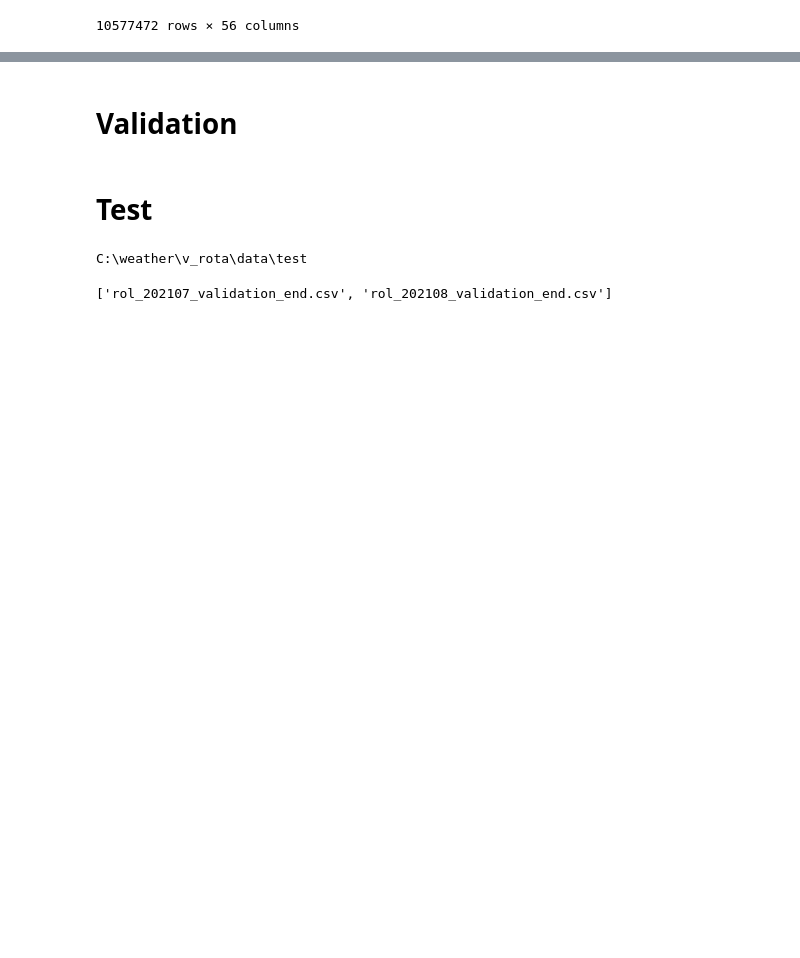
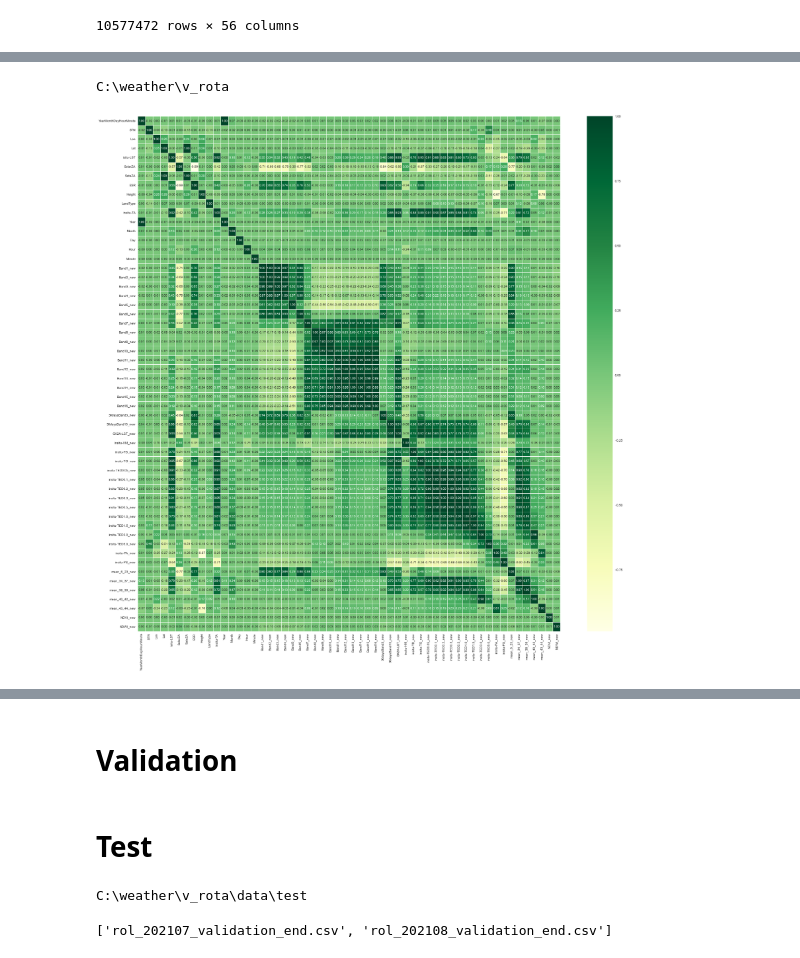
Before and after one commit to lala991204/Contest_weather, a Jupyter notebook: FFNN/v_rota/Feed_Forward_regressor_v_rota.ipynb, the cells around one changed output, grey strips where cells are left out. Drawn from its saved outputs; the diff is of its cells as text; code cells hidden in the pictures; blank space fills up the shorter version.

```diff
--- a/FFNN/v_rota/Feed_Forward_regressor_v_rota.ipynb
+++ b/FFNN/v_rota/Feed_Forward_regressor_v_rota.ipynb
@@ -133,0 +158,6 @@ train
+# %%
+# outlier 제거
+mask = train.isin([-999.0])
+train1 = train[~mask]
+# df2 = df1.drop([])
+train1.describe()
@@ -133,0 +175,12 @@ train
+# %%
+cd C:\weather\v_rota\
+# %% [output]
+C:\weather\v_rota
+# %%
+plt.figure(figsize=(30,30))
+plt.style.use('seaborn')
+sns.heatmap(data = train1.corr(), annot=True,
+fmt = '.2f', linewidths=.5, cmap='YlGn')
+plt.savefig('corr_lst_ta.png')
+# %% [output]
+[figure, added]
```
Also changed, not shown: parts of 9 cells of this notebook, 3 other files.
